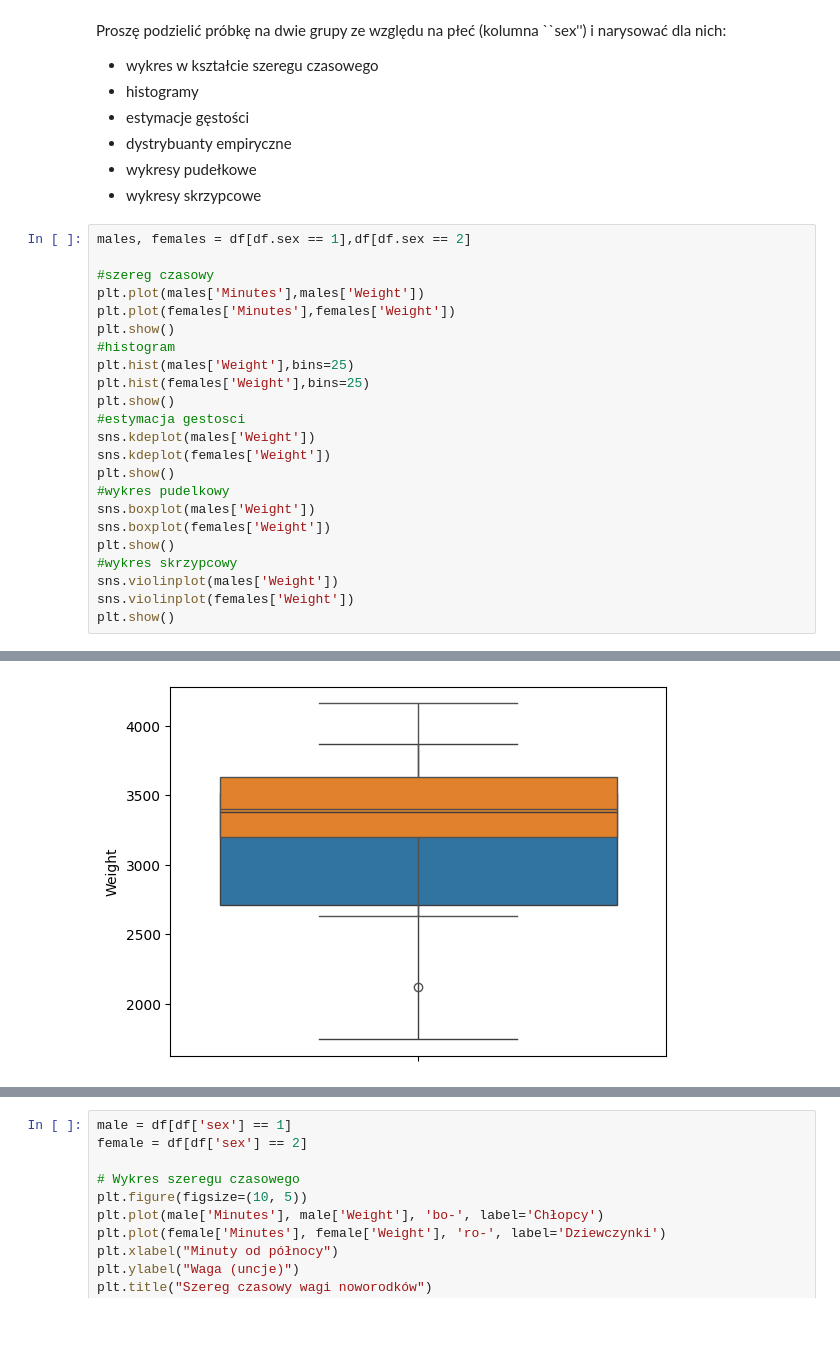
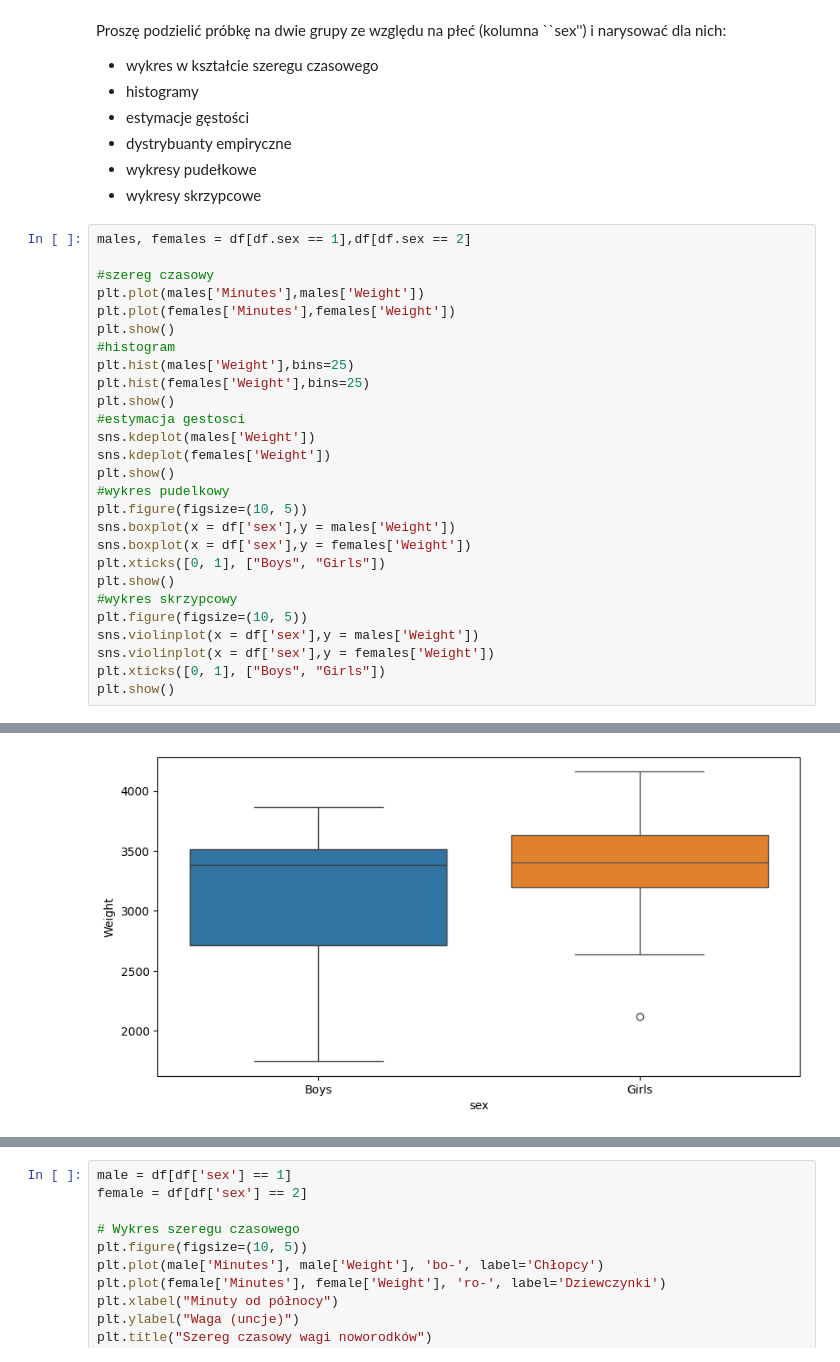
Before and after one commit to ahasdasetodu/ML_experiments, a Jupyter notebook: ML/AD_Z02_numy_pandas.ipynb, the cells around one changed output, grey strips where cells are left out. Cells and saved outputs as stored; diff of their text form; blank space fills up the shorter version.

```diff
--- a/ML/AD_Z02_numy_pandas.ipynb
+++ b/ML/AD_Z02_numy_pandas.ipynb
@@ -928,28 +928,32 @@ Proszę podzielić próbkę na dwie grupy ze względu na płeć (kolumna ``sex''
 # %%
 males, females = df[df.sex == 1],df[df.sex == 2]
 
 #szereg czasowy
 plt.plot(males['Minutes'],males['Weight'])
 plt.plot(females['Minutes'],females['Weight'])
 plt.show()
 #histogram
 plt.hist(males['Weight'],bins=25)
 plt.hist(females['Weight'],bins=25)
 plt.show()
 #estymacja gestosci
 sns.kdeplot(males['Weight'])
 sns.kdeplot(females['Weight'])
 plt.show()
 #wykres pudelkowy
-sns.boxplot(males['Weight'])
-sns.boxplot(females['Weight'])
+plt.figure(figsize=(10, 5))
+sns.boxplot(x = df['sex'],y = males['Weight'])
+sns.boxplot(x = df['sex'],y = females['Weight'])
+plt.xticks([0, 1], ["Boys", "Girls"])
 plt.show()
 #wykres skrzypcowy
-sns.violinplot(males['Weight'])
-sns.violinplot(females['Weight'])
+plt.figure(figsize=(10, 5))
+sns.violinplot(x = df['sex'],y = males['Weight'])
+sns.violinplot(x = df['sex'],y = females['Weight'])
+plt.xticks([0, 1], ["Boys", "Girls"])
 plt.show()
 # %% [output]
 [figure]
 [figure]
 [figure]
-[figure, old version]
+[figure, new version]
```
Also changed, not shown: parts of 1 cell of this notebook, 4 other files.
